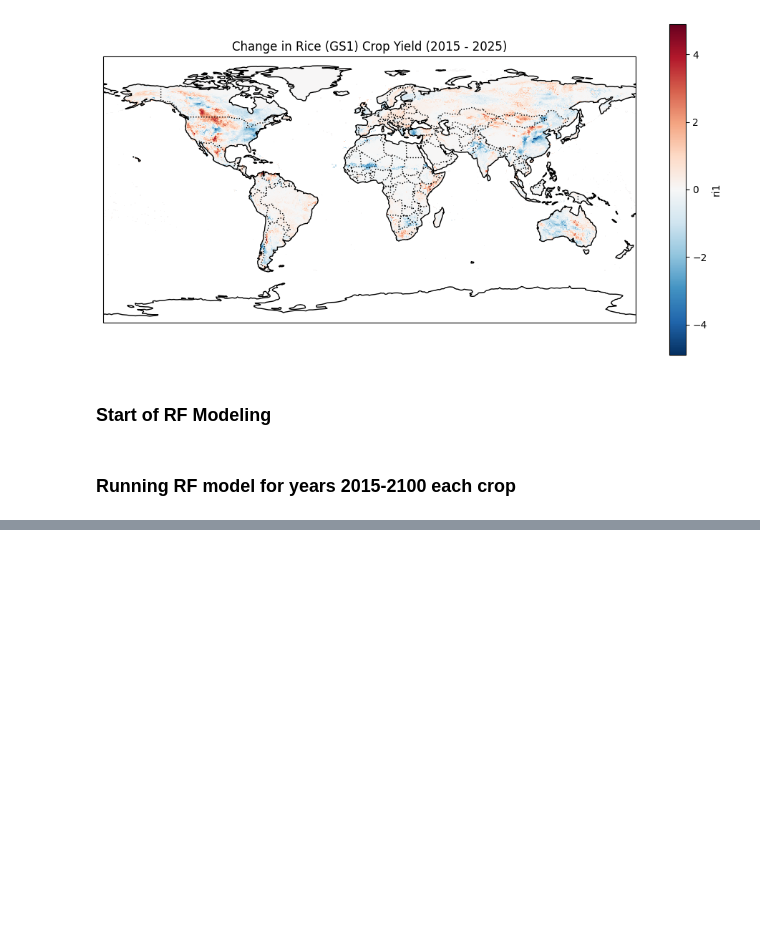
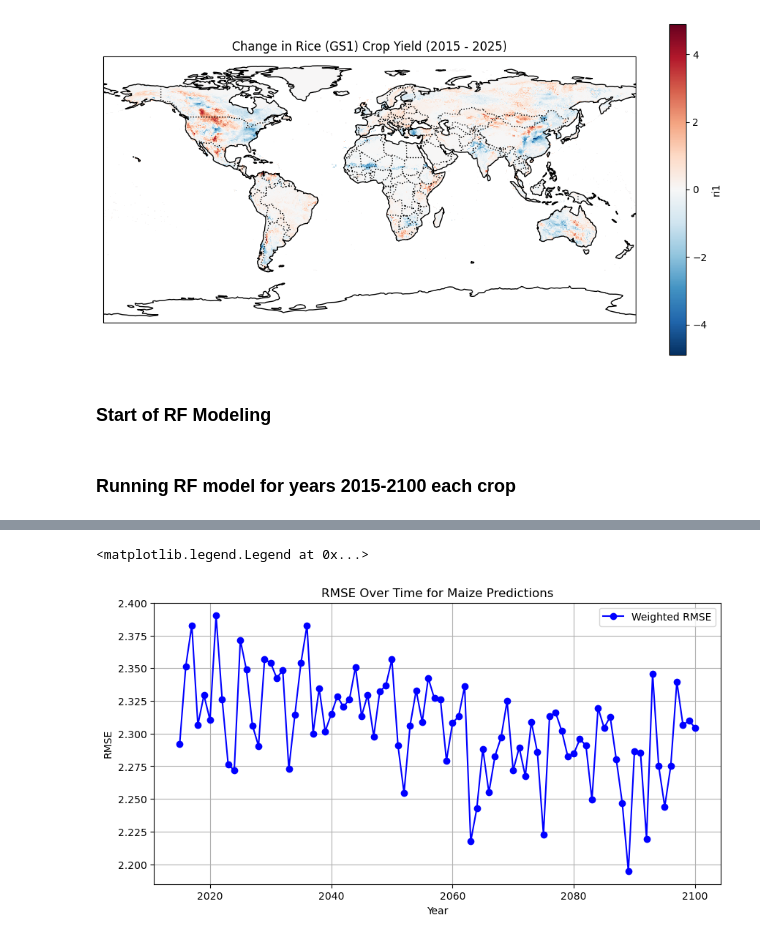
Before and after one commit to Ginaroberg/DSC-180B-Capstone-B13, a Jupyter notebook: src/rf_model_emi_to_yield_agg.ipynb, the cells around one changed output, grey strips where cells are left out. Drawn from its saved outputs; the diff is of its cells as text; code cells hidden in the pictures; blank space fills up the shorter version.

```diff
--- a/src/rf_model_emi_to_yield_agg.ipynb
+++ b/src/rf_model_emi_to_yield_agg.ipynb
@@ -396,0 +429,22 @@ Statistics for wwh:
+# %%
+years = Ytest.time.values
+
+# Compute RMSE for each year
+rmse_values = [
+    get_rmse(Ytest["mai"].isel(time=i), predictions_dict["mai"][i])
+    for i in range(len(years))
+]
+
+df_rmse = pd.DataFrame({"Year": years, "RMSE": rmse_values})
+
+# RMSE over time
+plt.figure(figsize=(10, 5))
+plt.plot(df_rmse["Year"], df_rmse["RMSE"], marker="o", linestyle="-", color="b", label="Weighted RMSE")
+plt.xlabel("Year")
+plt.ylabel("RMSE")
+plt.title("RMSE Over Time for Maize Predictions")
+plt.grid()
+plt.legend()
+# %% [output]
+<matplotlib.legend.Legend at 0x...>
+[figure, added]
```
Also changed, not shown: parts of 15 cells of this notebook.
